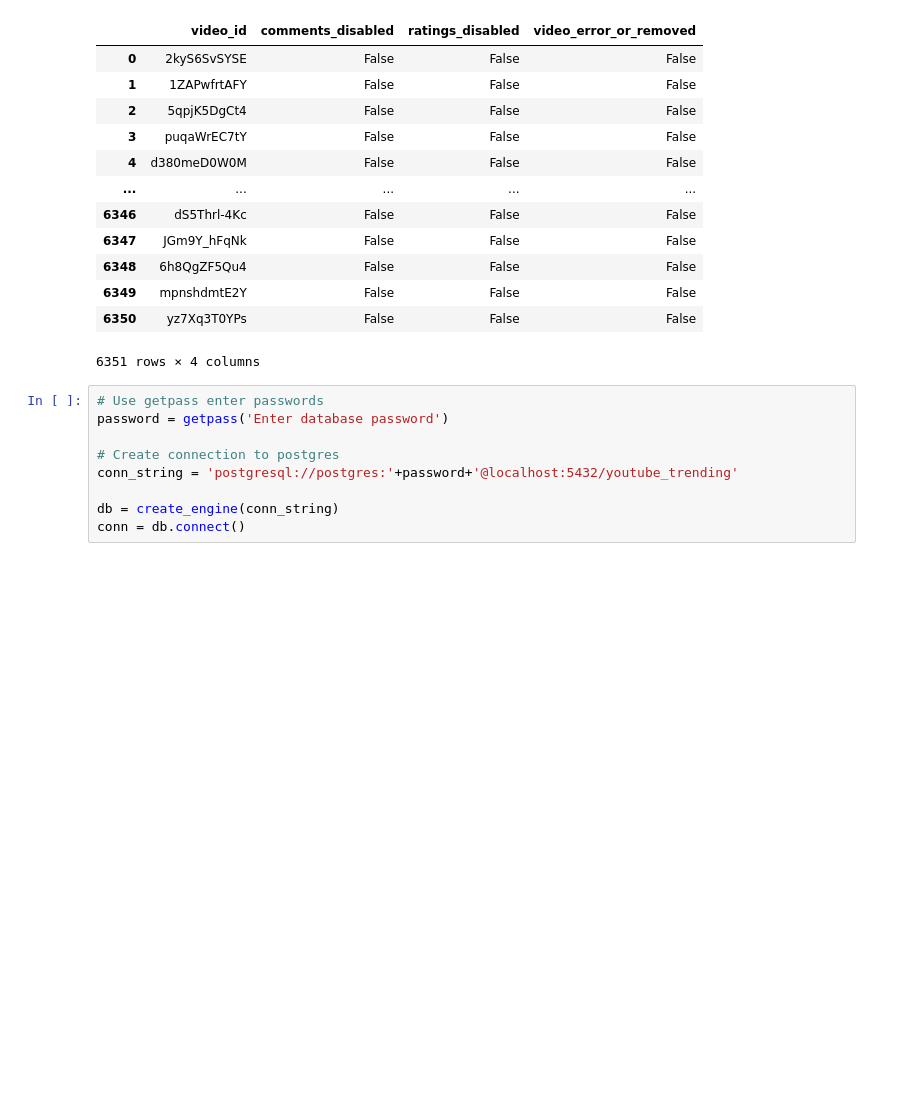
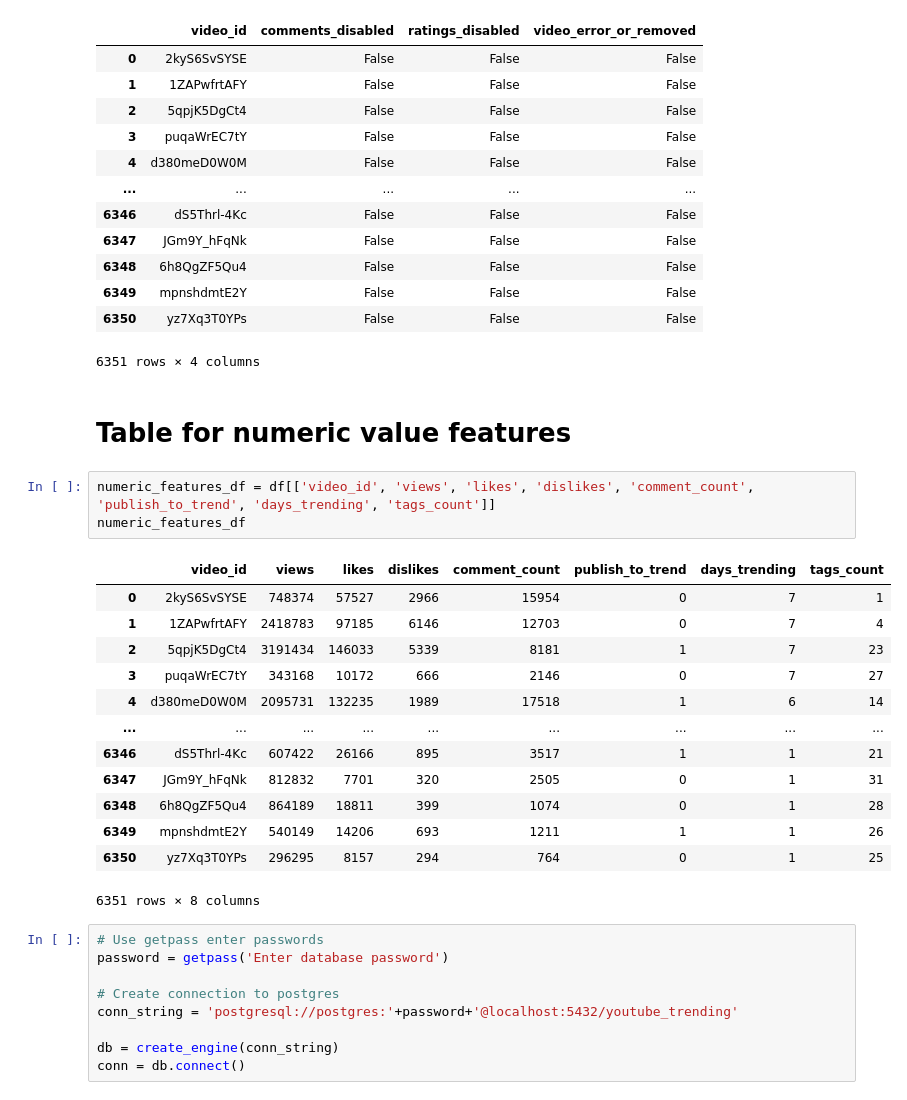
Before and after one commit to GFAmsterdam/Youtube_Trending_Video_Analysis, a Jupyter notebook: Ming/SQL_table_sample/sql_tables.ipynb, the cells around one changed output. Saved outputs shown, nothing was run; the diff lists cells and outputs as text; blank space fills up the shorter version.

Commit message:
update schema.sql, sql_table.ipynb, ERD.png

```diff
--- a/Ming/SQL_table_sample/sql_tables.ipynb
+++ b/Ming/SQL_table_sample/sql_tables.ipynb
@@ -163,6 +163,25 @@ interactive_features_df
 | 6349 | mpnshdmtE2Y | False | False | False |
 | 6350 | yz7Xq3T0YPs | False | False | False |
 6351 rows × 4 columns
+# %% [markdown]
+# Table for numeric value features
+# %%
+numeric_features_df = df[['video_id', 'views', 'likes', 'dislikes', 'comment_count', 'publish_to_trend', 'days_trending', 'tags_count']]
+numeric_features_df
+# %% [output]
+|  | video_id | views | likes | dislikes | comment_count | publish_to_trend | days_trending | tags_count |
+| 0 | 2kyS6SvSYSE | 748374 | 57527 | 2966 | 15954 | 0 | 7 | 1 |
+| 1 | 1ZAPwfrtAFY | 2418783 | 97185 | 6146 | 12703 | 0 | 7 | 4 |
+| 2 | 5qpjK5DgCt4 | 3191434 | 146033 | 5339 | 8181 | 1 | 7 | 23 |
+| 3 | puqaWrEC7tY | 343168 | 10172 | 666 | 2146 | 0 | 7 | 27 |
+| 4 | d380meD0W0M | 2095731 | 132235 | 1989 | 17518 | 1 | 6 | 14 |
+| ... | ... | ... | ... | ... | ... | ... | ... | ... |
+| 6346 | dS5Thrl-4Kc | 607422 | 26166 | 895 | 3517 | 1 | 1 | 21 |
+| 6347 | JGm9Y_hFqNk | 812832 | 7701 | 320 | 2505 | 0 | 1 | 31 |
+| 6348 | 6h8QgZF5Qu4 | 864189 | 18811 | 399 | 1074 | 0 | 1 | 28 |
+| 6349 | mpnshdmtE2Y | 540149 | 14206 | 693 | 1211 | 1 | 1 | 26 |
+| 6350 | yz7Xq3T0YPs | 296295 | 8157 | 294 | 764 | 0 | 1 | 25 |
+6351 rows × 8 columns
 # %%
 # Use getpass enter passwords
 password = getpass('Enter database password')
```
Also changed, not shown: parts of 1 cell of this notebook, 4 other files.
